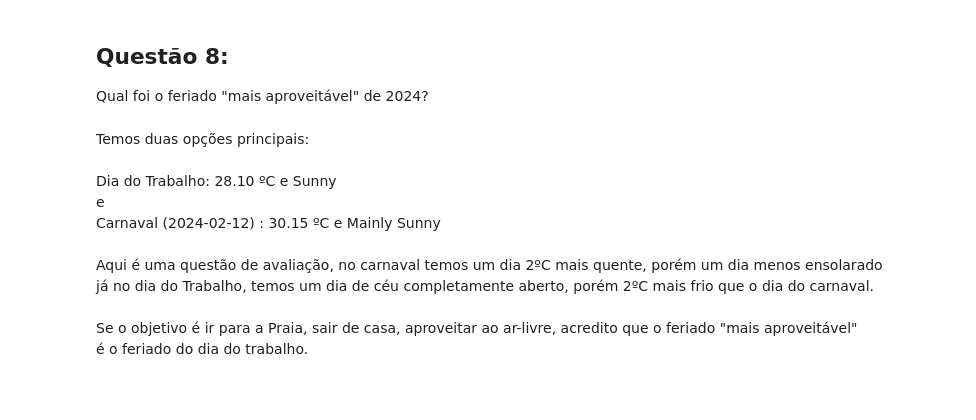
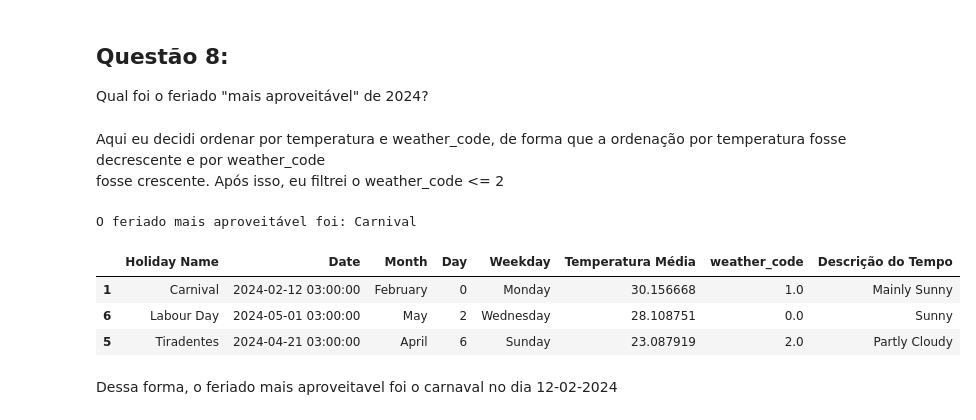
Before and after one commit to felipsants/emd-desafio-junior-data-scientist, a Jupyter notebook: analise_api.ipynb, the cells around one changed output. Drawn from its saved outputs; the diff is of its cells as text; code cells hidden in the pictures; blank space fills up the shorter version.

Commit message:
Update questão 6, questão 7 e questão 8

```diff
--- a/analise_api.ipynb
+++ b/analise_api.ipynb
@@ -372,15 +380,28 @@ assim, tiveram 6 feriados não aproveitáveis para o carioca
 # %% [markdown]
 ## Questão 8:
 Qual foi o feriado "mais aproveitável" de 2024?
-# %% [markdown]
-Temos duas opções principais:<br>
-<br>
-Dia do Trabalho: 28.10 ºC e Sunny<br>
-e<br>
-Carnaval (2024-02-12) : 30.15 ºC e Mainly Sunny<br>
-<br>
-Aqui é uma questão de avaliação, no carnaval temos um dia 2ºC mais quente, porém um dia menos ensolarado<br>
-já no dia do Trabalho, temos um dia de céu completamente aberto, porém 2ºC mais frio que o dia do carnaval.<br>
-<br>
-Se o objetivo é ir para a Praia, sair de casa, aproveitar ao ar-livre, acredito que o feriado "mais aproveitável"<br>
-é o feriado do dia do trabalho.
+# %% [markdown]
+Aqui eu decidi ordenar por temperatura e weather_code, de forma que a ordenação por temperatura fosse decrescente e por weather_code<br>
+fosse crescente. Após isso, eu filtrei o weather_code <= 2
+# %%
+feriado_mais_aproveital = df_feriados_temp.sort_values(by=['Temperatura Média', 'weather_code'], ascending=[False, True])
+
+feriado_mais_aproveital.head(15)
+
+feriado_aproveitavel_filtro = feriado_mais_aproveital[
+    (feriado_mais_aproveital['weather_code'] <= 2)
+]
+
+linha_result = feriado_aproveitavel_filtro.head(1)
+valor = linha_result['Holiday Name'].values[0]
+print(f"O feriado mais aproveitável foi: {valor}")
+
+feriado_aproveitavel_filtro.head()
+# %% [output]
+O feriado mais aproveitável foi: Carnival
+|  | Holiday Name | Date | Month | Day | Weekday | Temperatura Média | weather_code | Descrição do Tempo |
+| 1 | Carnival | 2024-02-12 03:00:00 | February | 0 | Monday | 30.156668 | 1.0 | Mainly Sunny |
+| 6 | Labour Day | 2024-05-01 03:00:00 | May | 2 | Wednesday | 28.108751 | 0.0 | Sunny |
+| 5 | Tiradentes | 2024-04-21 03:00:00 | April | 6 | Sunday | 23.087919 | 2.0 | Partly Cloudy |
+# %% [markdown]
+Dessa forma, o feriado mais aproveitavel foi o carnaval no dia 12-02-2024
```
Also changed, not shown: parts of 14 cells of this notebook.
